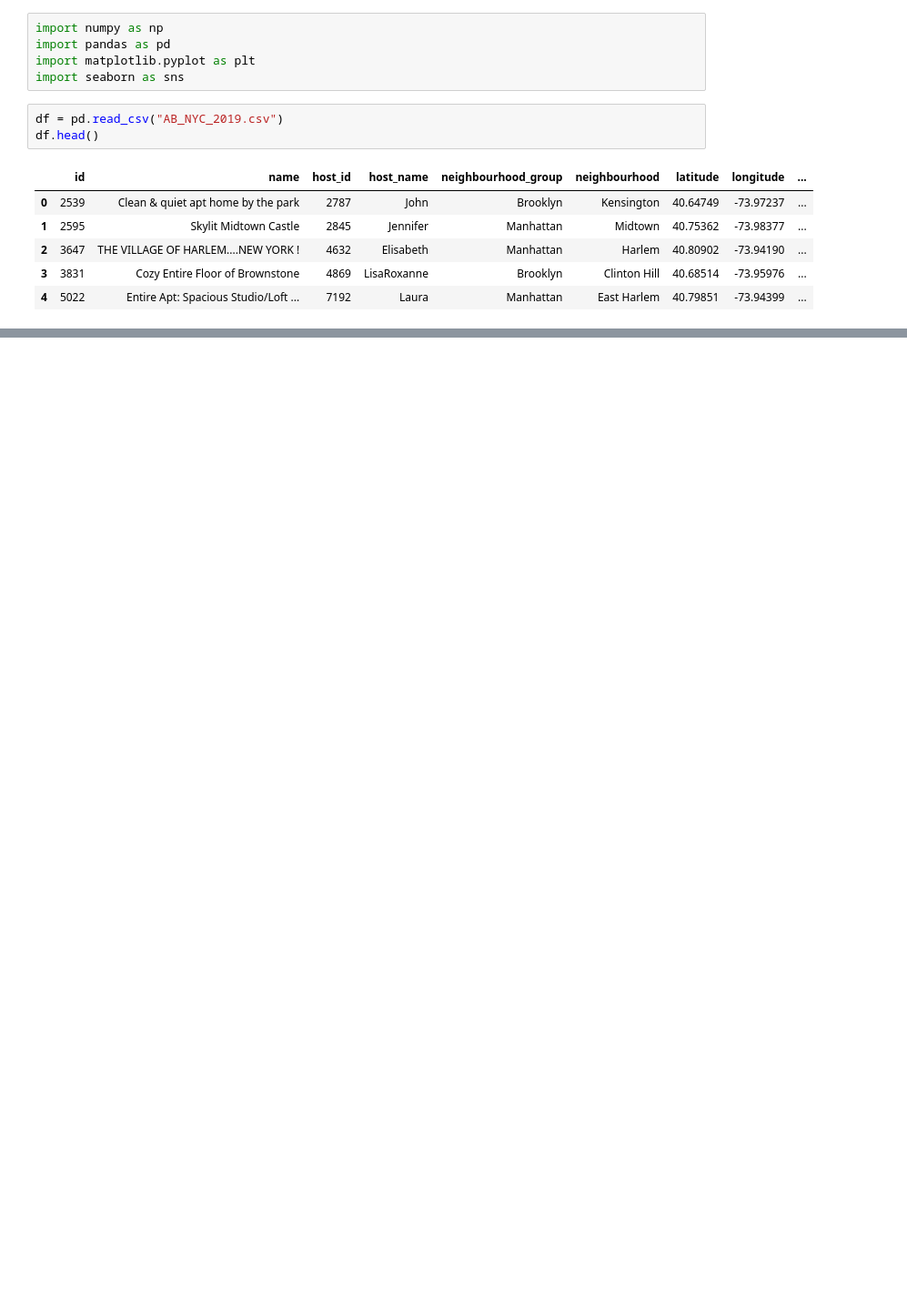
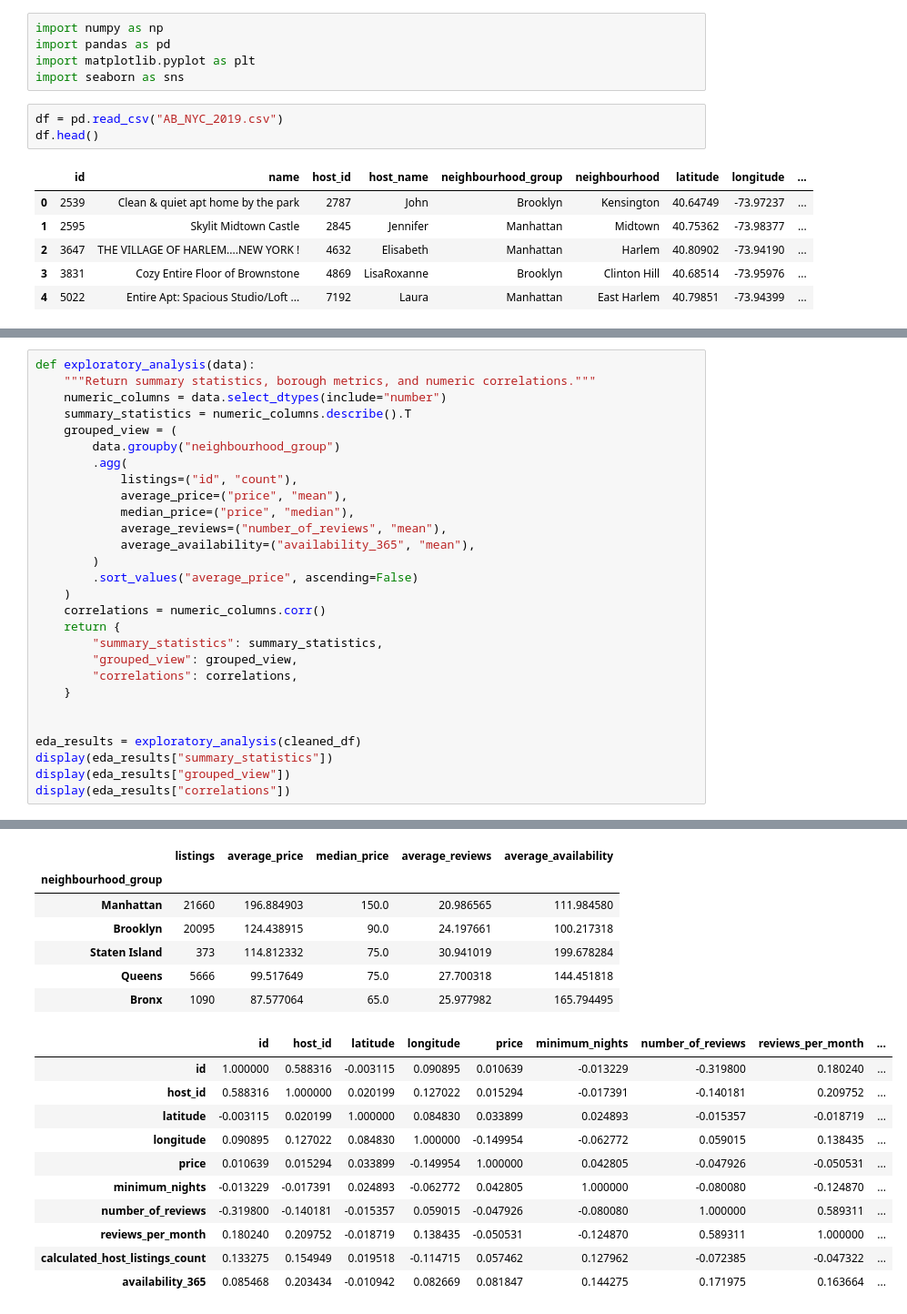
Before and after one commit to fouad09/ai-programming-foundations-project, a Jupyter notebook: data_workflow.ipynb, the cells around one changed output, grey strips where cells are left out. Shown at 91% size. Cells and saved outputs as stored; diff of their text form; blank space fills up the shorter version.

```diff
--- a/data_workflow.ipynb
+++ b/data_workflow.ipynb
@@ -15,0 +45,29 @@ df.head()
+# %%
+def exploratory_analysis(data):
+    """Return summary statistics, borough metrics, and numeric correlations."""
+    numeric_columns = data.select_dtypes(include="number")
+    summary_statistics = numeric_columns.describe().T
+    grouped_view = (
+        data.groupby("neighbourhood_group")
+        .agg(
+            listings=("id", "count"),
+            average_price=("price", "mean"),
+            median_price=("price", "median"),
+            average_reviews=("number_of_reviews", "mean"),
+            average_availability=("availability_365", "mean"),
+        )
+        .sort_values("average_price", ascending=False)
+    )
+    correlations = numeric_columns.corr()
+    return {
+        "summary_statistics": summary_statistics,
+        "grouped_view": grouped_view,
+        "correlations": correlations,
+    }
+
+
+eda_results = exploratory_analysis(cleaned_df)
+display(eda_results["summary_statistics"])
+display(eda_results["grouped_view"])
+display(eda_results["correlations"])
+# %% [output]
@@ -15,0 +85,18 @@ df.head()
+|  | listings | average_price | median_price | average_reviews | average_availability |
+| neighbourhood_group |  |  |  |  |  |
+| Manhattan | 21660 | 196.884903 | 150.0 | 20.986565 | 111.984580 |
+| Brooklyn | 20095 | 124.438915 | 90.0 | 24.197661 | 100.217318 |
+| Staten Island | 373 | 114.812332 | 75.0 | 30.941019 | 199.678284 |
+| Queens | 5666 | 99.517649 | 75.0 | 27.700318 | 144.451818 |
+| Bronx | 1090 | 87.577064 | 65.0 | 25.977982 | 165.794495 |
+|  | id | host_id | latitude | longitude | price | minimum_nights | number_of_reviews | reviews_per_month | ... |
+| id | 1.000000 | 0.588316 | -0.003115 | 0.090895 | 0.010639 | -0.013229 | -0.319800 | 0.180240 | ... |
+| host_id | 0.588316 | 1.000000 | 0.020199 | 0.127022 | 0.015294 | -0.017391 | -0.140181 | 0.209752 | ... |
+| latitude | -0.003115 | 0.020199 | 1.000000 | 0.084830 | 0.033899 | 0.024893 | -0.015357 | -0.018719 | ... |
+| longitude | 0.090895 | 0.127022 | 0.084830 | 1.000000 | -0.149954 | -0.062772 | 0.059015 | 0.138435 | ... |
+| price | 0.010639 | 0.015294 | 0.033899 | -0.149954 | 1.000000 | 0.042805 | -0.047926 | -0.050531 | ... |
+| minimum_nights | -0.013229 | -0.017391 | 0.024893 | -0.062772 | 0.042805 | 1.000000 | -0.080080 | -0.124870 | ... |
+| number_of_reviews | -0.319800 | -0.140181 | -0.015357 | 0.059015 | -0.047926 | -0.080080 | 1.000000 | 0.589311 | ... |
+| reviews_per_month | 0.180240 | 0.209752 | -0.018719 | 0.138435 | -0.050531 | -0.124870 | 0.589311 | 1.000000 | ... |
+| calculated_host_listings_count | 0.133275 | 0.154949 | 0.019518 | -0.114715 | 0.057462 | 0.127962 | -0.072385 | -0.047322 | ... |
+| availability_365 | 0.085468 | 0.203434 | -0.010942 | 0.082669 | 0.081847 | 0.144275 | 0.171975 | 0.163664 | ... |
```
Also changed, not shown: parts of 4 cells of this notebook, 3 other files.
